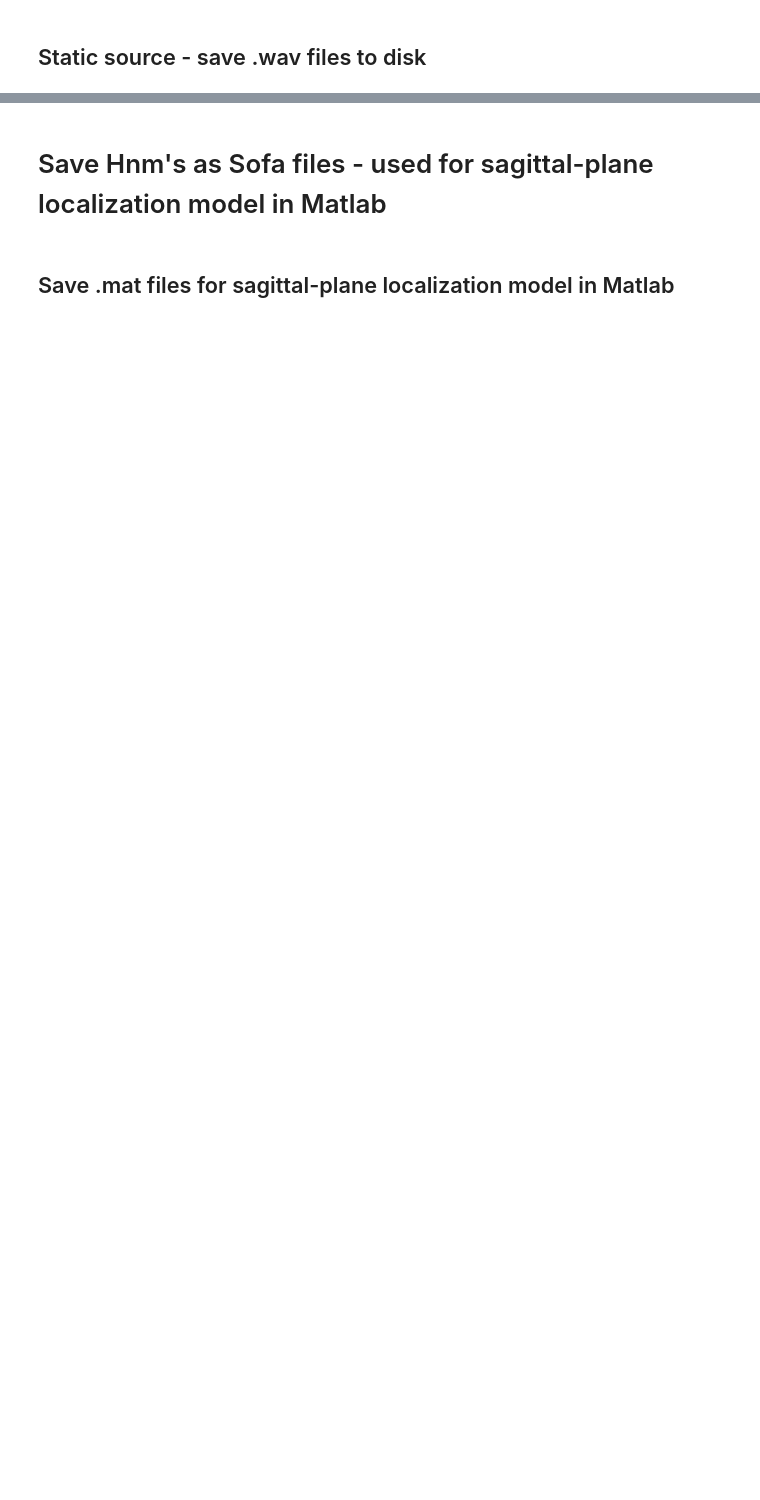
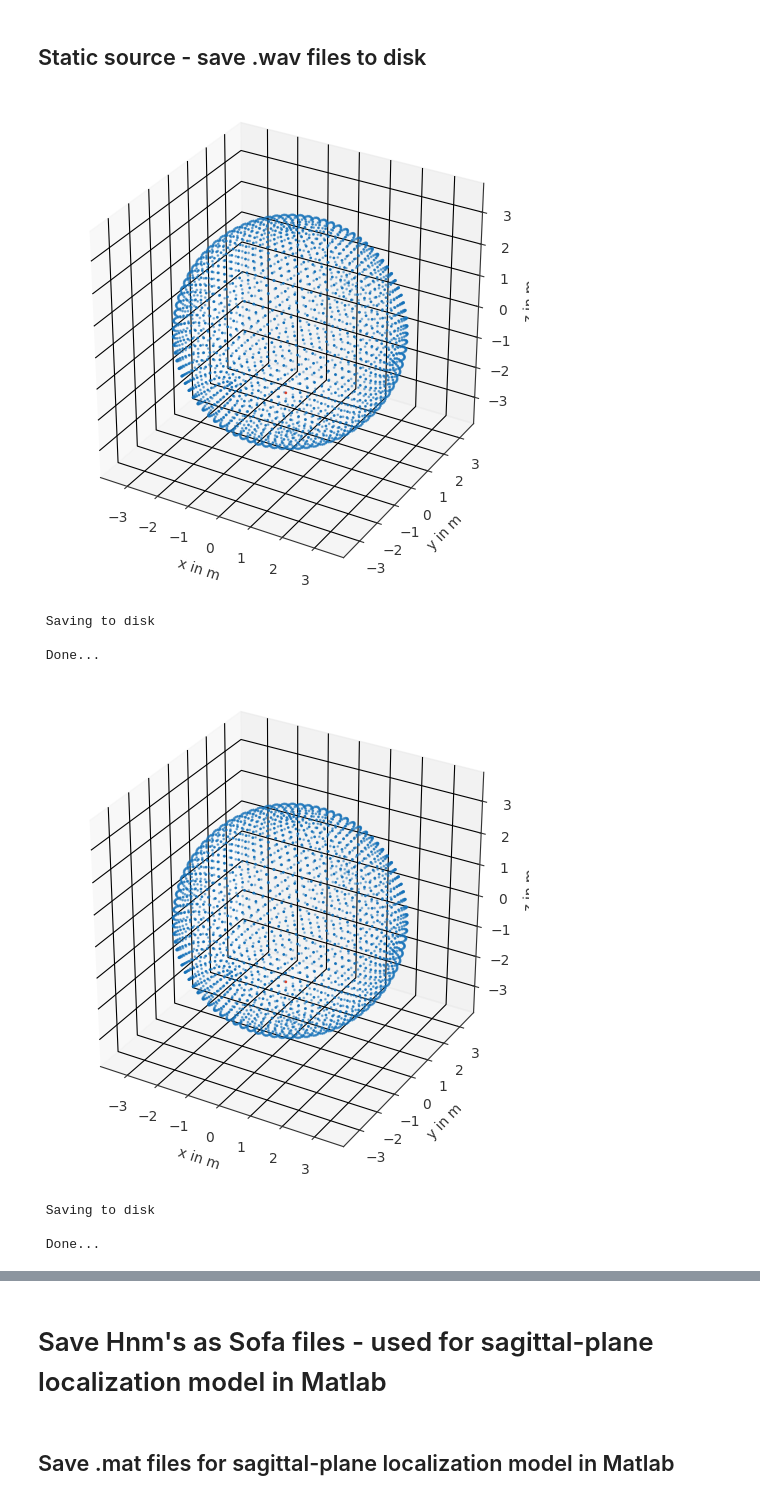
Before and after one commit to OrBerebi/TUB-BGU-colab, a Jupyter notebook: PyTorch/main.ipynb, the cells around one changed output, grey strips where cells are left out. Drawn from its saved outputs; the diff is of its cells as text; code cells hidden in the pictures; blank space fills up the shorter version.

```diff
--- a/PyTorch/main.ipynb
+++ b/PyTorch/main.ipynb
@@ -231,0 +332,60 @@ nn_opt.plot_pyfar(Hnm_high,Y_high_az,fs,sig_path,os.path.join(save_path, "HOA"),
+# %%
+def get_static_source(ang,Hnm,Ynm,Omega,dry_sig_path,save_path,save_name,fs):
+    bp = [8e3, 20e3]
+    dry_sig    = pf.io.read_audio(dry_sig_path)
+    dry_sig    = pf.dsp.filter.butterworth(dry_sig, 8, bp, btype='bandpass')
+    HRIR       = f.spatial_interpolation(Hnm,Ynm,True).cpu().numpy()
+    HRIR       = np.transpose(HRIR,[0,2,1])
+    HRIR_pf    = pf.Signal(HRIR, fs)
+    #HRIR_pf    = pf.dsp.filter.butterworth(HRIR_pf, 8, bp, btype='bandpass')
+
+    # Convert Omega to pf.Coordinates
+    coardinate = pf.Coordinates.from_spherical_colatitude(Omega[:,1],Omega[:,0],Omega[:,2]) # [az, el, r]
+    ang = np.deg2rad(ang)
+    radius_column = np.full((ang.shape[0], 1), Omega[0,2])
+    # Stack the original matrix with the constant column horizontally
+    ang = np.hstack((ang, radius_column))
+    to_find = pf.Coordinates.from_spherical_colatitude(ang[:,0], ang[:,1],  ang[:,2])
+    # find the index in coardinate to angles
+    index, distance = coardinate.find_nearest(to_find)
+    coardinate.show(index)
+    plt.show()
+    output_signal = pf.dsp.convolve(HRIR_pf[index],dry_sig)
+    print("\n Saving to disk")
+    output_signal    = pf.dsp.normalize(output_signal,channel_handling='max')
+    tmp = save_path+"/"+save_name+".wav"
+    pf.io.write_audio(output_signal,tmp)
+    print("\n Done...\n\n")
+
+
+
+
+save_data_path = os.path.join(base_dir, "PyTorch", "results", "24_04_24-new-static-func")
+if not os.path.isdir(save_data_path):
+        os.makedirs(save_data_path)
+dry_sig_path = os.path.join(base_dir, "dry_signals", "casta_short.wav")
+
+radius = 3.25
+# Create the third column with a constant value of 3.25
+radius = np.full((omega.shape[0],1), radius)
+# Stack the original matrix with the constant column horizontally
+new_omega = np.hstack((omega, radius))
+
+ang = np.atleast_2d(np.array([-60,90])) # (1,2) ang[0,0]=azimuth and ang[0,1]=elevation (spherical elevation system)
+save_name = "Ref"
+get_static_source(ang,Hnm_high,Y_high_lebedev,new_omega,dry_sig_path,save_data_path,save_name,fs)
+
+save_name = "iMagLS"
+get_static_source(ang,Hnm_imls,Y_low_lebedev,new_omega,dry_sig_path,save_data_path,save_name,fs)
+
+save_name = "MagLS"
+get_static_source(ang,Hnm_mls,Y_low_lebedev,new_omega,dry_sig_path,save_data_path,save_name,fs)
+# %% [output]
+[figure, added]
+ Saving to disk
+
+ Done...
+[figure, added]
+ Saving to disk
+
+ Done...
```
Also changed, not shown: parts of 11 cells of this notebook, 19 other files.
